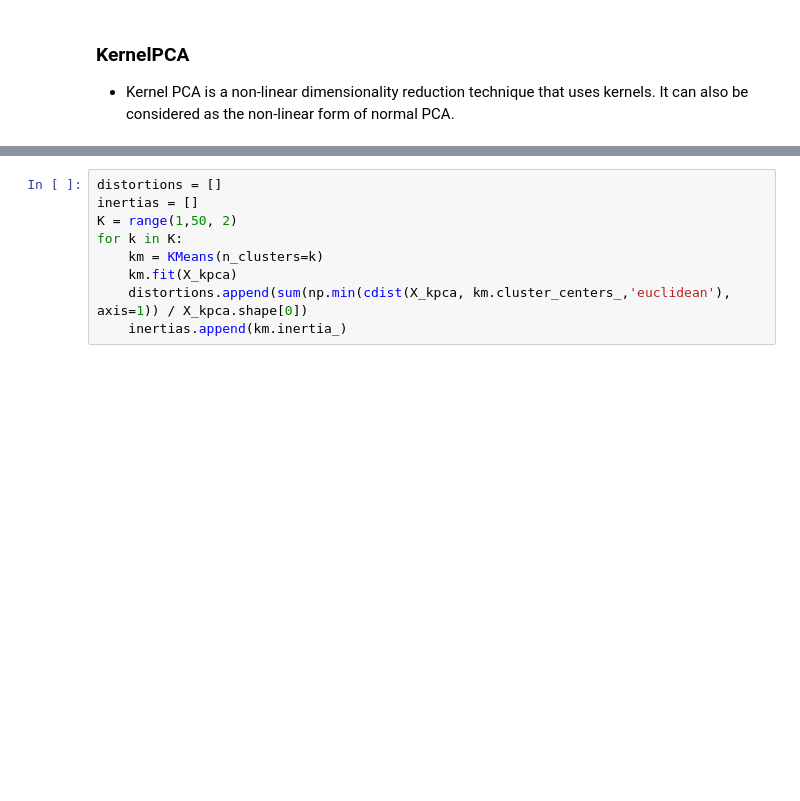
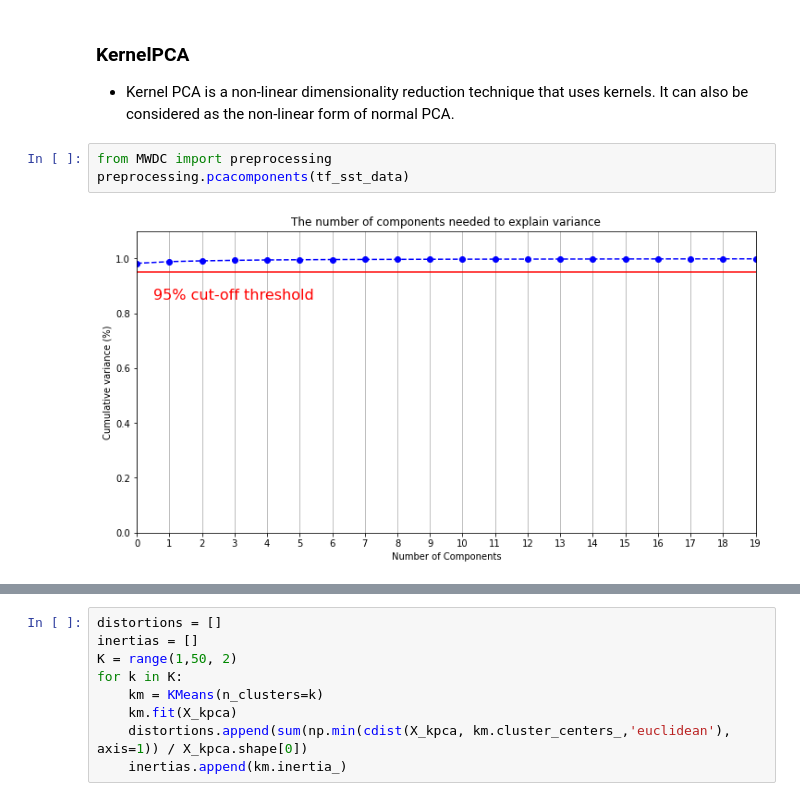
Before and after one commit to big-data-lab-umbc/multivariate-weather-data-clustering, a Jupyter notebook: Benchmark/Dimension_Reduction/KernelPCA_single_variable.ipynb, the cells around one changed output, grey strips where cells are left out. Saved outputs shown, nothing was run; the diff lists cells and outputs as text; blank space fills up the shorter version.

```diff
--- a/Benchmark/Dimension_Reduction/KernelPCA_single_variable.ipynb
+++ b/Benchmark/Dimension_Reduction/KernelPCA_single_variable.ipynb
@@ -143,4 +172,9 @@ tf_sst_data
 ### KernelPCA
 
 - Kernel PCA is a non-linear dimensionality reduction technique that uses kernels. It can also be considered as the non-linear form of normal PCA.
+# %%
+from MWDC import preprocessing
+preprocessing.pcacomponents(tf_sst_data)
+# %% [output]
+[figure, added]
 # %%
```
Also changed, not shown: parts of 22 cells of this notebook, 11 other files.
